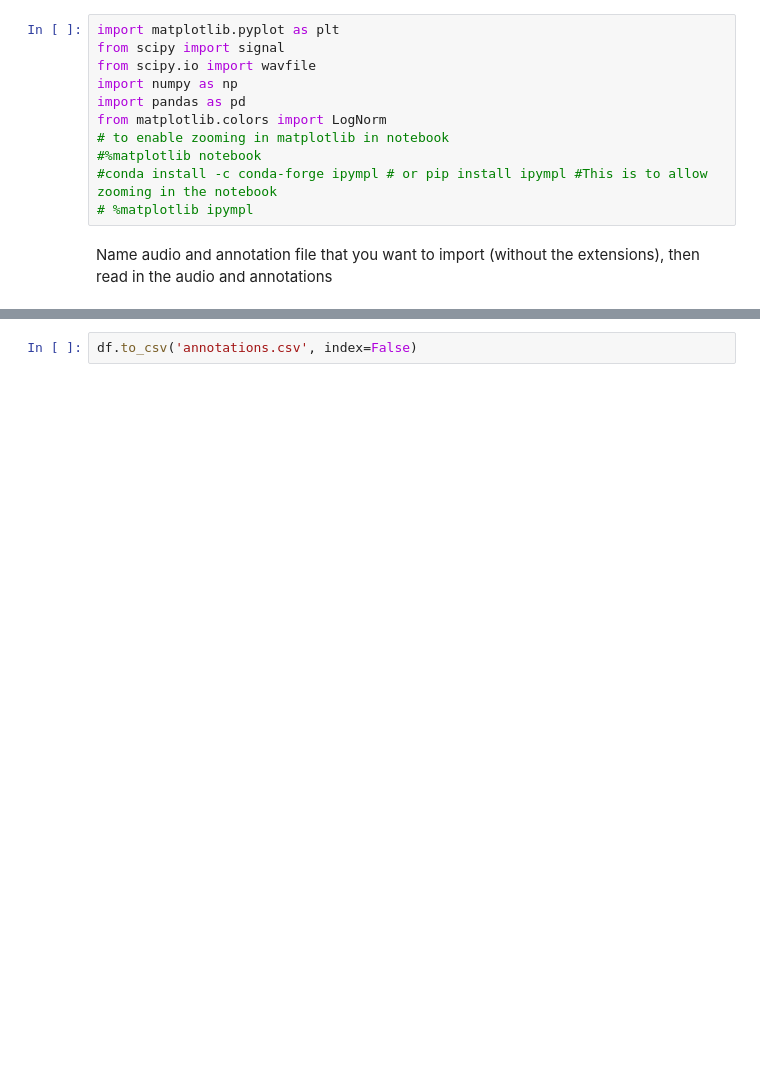
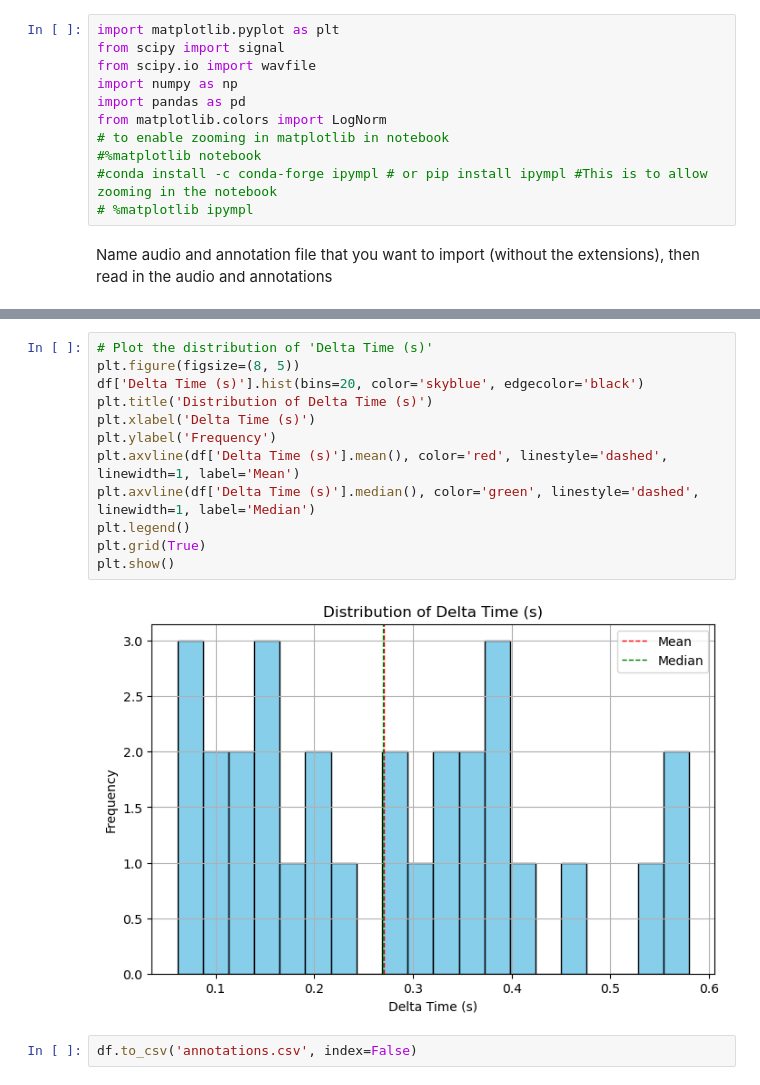
Before and after one commit to FREDERICO23/seals, a Jupyter notebook: Spectrogram.ipynb, the cells around one changed output, grey strips where cells are left out. Cells and saved outputs as stored; diff of their text form; blank space fills up the shorter version.

```diff
--- a/Spectrogram.ipynb
+++ b/Spectrogram.ipynb
@@ -40,3 +131,17 @@ df.head()
+# %%
+# Plot the distribution of 'Delta Time (s)'
+plt.figure(figsize=(8, 5))
+df['Delta Time (s)'].hist(bins=20, color='skyblue', edgecolor='black')
+plt.title('Distribution of Delta Time (s)')
+plt.xlabel('Delta Time (s)')
+plt.ylabel('Frequency')
+plt.axvline(df['Delta Time (s)'].mean(), color='red', linestyle='dashed', linewidth=1, label='Mean')
+plt.axvline(df['Delta Time (s)'].median(), color='green', linestyle='dashed', linewidth=1, label='Median')
+plt.legend()
+plt.grid(True)
+plt.show()
+# %% [output]
+[figure, added]
 # %%
 df.to_csv('annotations.csv', index=False)
 # %% [markdown]
```
Also changed, not shown: parts of 12 cells of this notebook, 1 other file.
